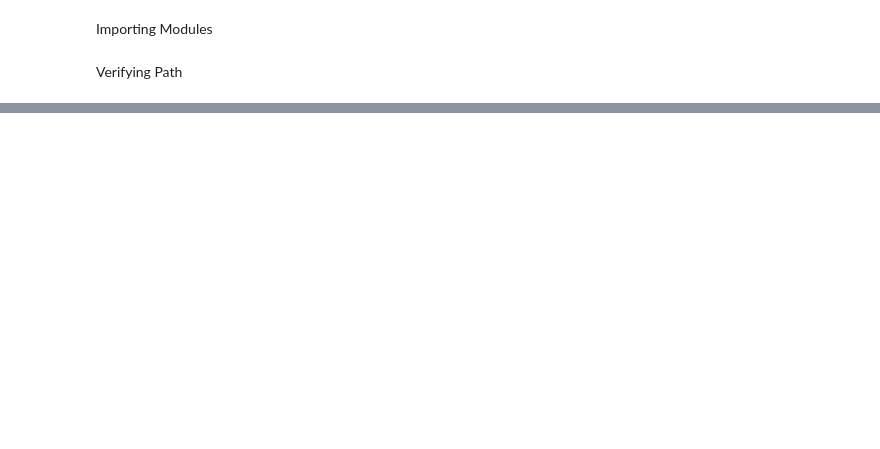
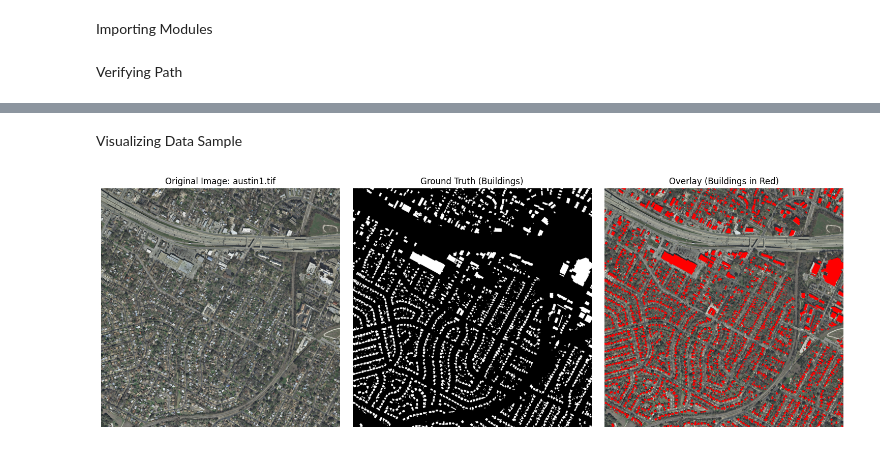
Before and after one commit to Kaizoku-Ayush/Vector-Map.io, a Jupyter notebook: preprocessing.ipynb, the cells around one changed output, grey strips where cells are left out. Saved outputs shown, nothing was run; the diff lists cells and outputs as text; code cells hidden in the pictures; blank space fills up the shorter version.

```diff
--- a/preprocessing.ipynb
+++ b/preprocessing.ipynb
@@ -45,0 +87,29 @@ Dataset structure is correct.
+# %% [markdown]
+Visualizing Data Sample
+# %%
+#creating Visualization
+fig, axes = plt.subplots(1, 3, figsize=(15, 5))
+
+#Original Image
+axes[0].imshow(img_array)
+axes[0].set_title(f"Original Image: {img_name}")
+axes[0].axis('off')
+
+#Ground Truth
+axes[1].imshow(gt_array, cmap='gray')
+axes[1].set_title(f"Ground Truth (Buildings)")
+axes[1].axis('off')
+
+#overlay
+overlay = img_array.copy()
+building_mask = gt_array == 255
+overlay[building_mask]= [255, 0, 0] # Red color for buildings
+axes[2].imshow(overlay)
+axes[2].set_title(f"Overlay (Buildings in Red)")
+axes[2].axis('off')
+
+#Visual
+plt.tight_layout()
+plt.show()
+# %% [output]
+[figure, added]
```
Also changed, not shown: parts of 4 cells of this notebook.
